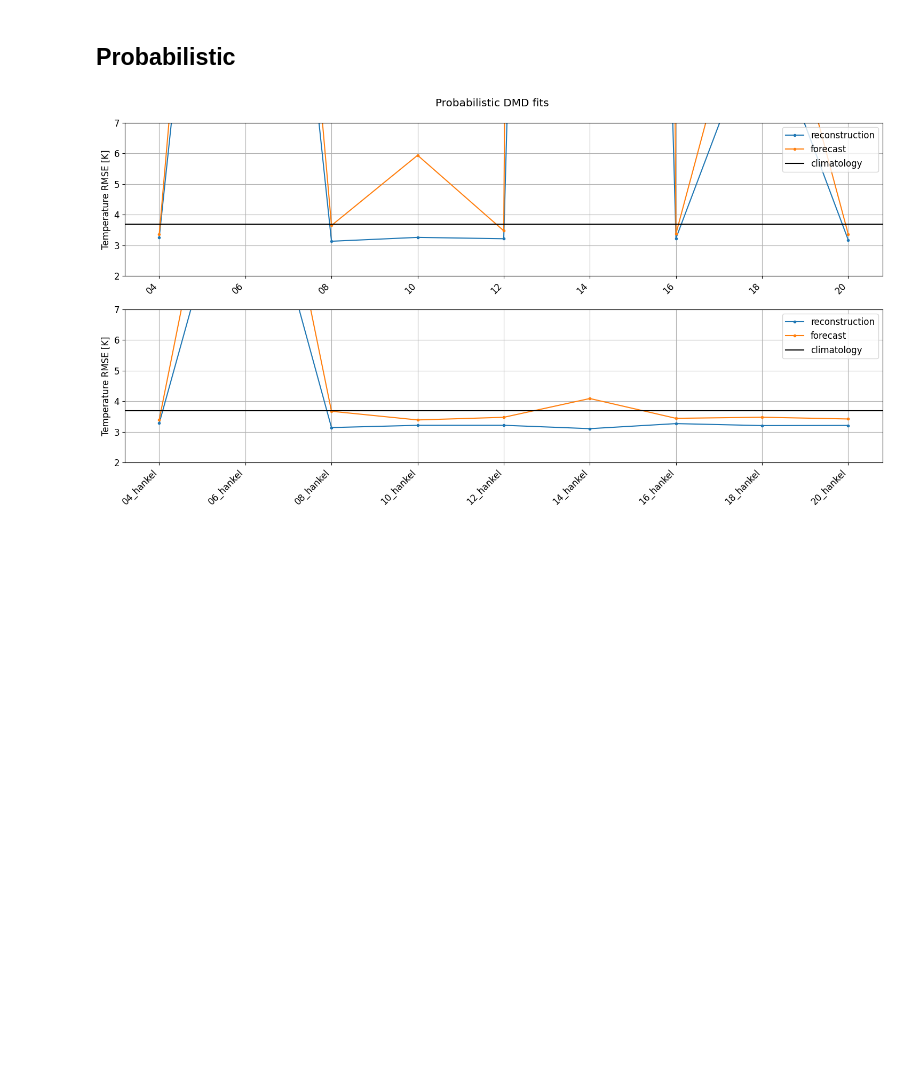
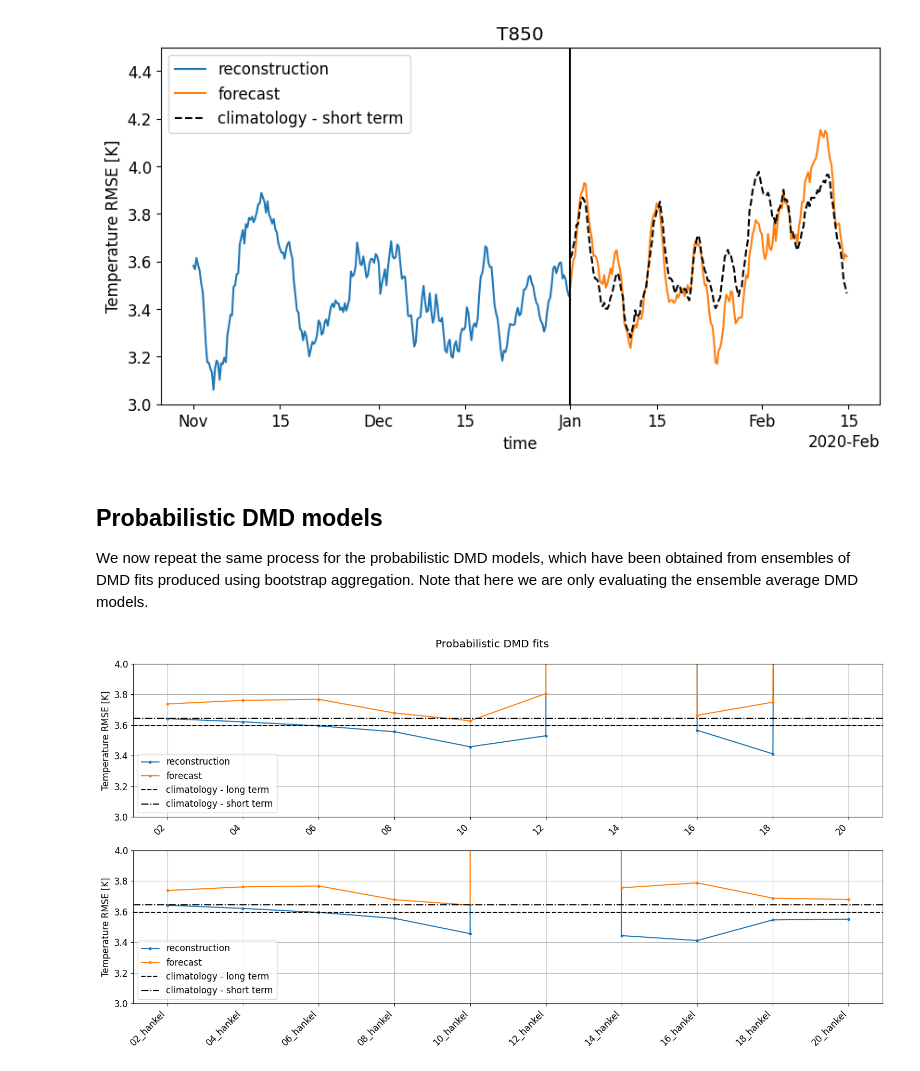
Before and after one commit to SVDROM/grid-search, a Jupyter notebook: evaluate.ipynb, the cells around one changed output. Saved outputs shown, nothing was run; the diff lists cells and outputs as text; code cells hidden in the pictures; blank space fills up the shorter version.

```diff
--- a/evaluate.ipynb
+++ b/evaluate.ipynb
@@ -52,16 +73,21 @@ for key in reconstructions_hankel.keys():
 # %%
-client = Client(processes=False)
-
 ground_truth = xr.open_dataarray("input_data/era5_slice.zarr", engine="zarr")
-climatology = xr.open_dataarray(
-    "input_data/climatology_JanFeb2020.zarr", engine="zarr"
+assert ground_truth.level.values == pressure_level, (
+    f"Ground truth data is not found at pressure level {pressure_level}."
 )
 
-keys = list(forecasts.keys())
-time = forecasts[keys[0]].time.values
-rmse_climatology = compute_rmse(
-    ground_truth.sel(time=time),
-    climatology.sel(time=time),
+clima_long_term = xr.open_dataarray(
+    "input_data/climatology_1990-2019.zarr", engine="zarr", chunks="auto"
 )
+clima_long_term = clima_long_term.sel(level=pressure_level)
+clima_long_term = clima_long_term.sel(dayofyear=doy_slice)
+clima_long_term = expand_time_climatology(clima_long_term, 2020)  # convert doy/hour into time vector
 
-client.close()
+clima_short_term = xr.open_dataarray(
+    "input_data/climatology_2010-2019.zarr", engine="zarr", chunks="auto"
+)
+assert clima_short_term.level.values == pressure_level, (
+    f"Ground truth data is not found at pressure level {pressure_level}."
+)
+clima_short_term = clima_short_term.sel(dayofyear=doy_slice)
+clima_short_term = expand_time_climatology(clima_short_term, 2020)  # convert doy/hour into time vector
@@ -101,5 +159,24 @@ plt.show()
+# %%
+model = "10"
+forecast_starts = "2020-01-01T00"
+
+plt.figure(figsize=(10, 5))
+reconstructions[model].plot(label="reconstruction")
+forecasts[model].plot(label="forecast")
+rmse_clima_short_term.plot(color="k", linestyle = "--", label="climatology - short term")
+plt.axvline(pd.Timestamp(forecast_starts), color="k")
+plt.ylim((3, 4.5))
+plt.legend()
+plt.ylabel("Temperature RMSE [K]")
+plt.title("T850")
+
+plt.show()
+# %% [output]
+[figure, added]
 # %% [markdown]
-## Probabilistic
+## Probabilistic DMD models
+
+We now repeat the same process for the probabilistic DMD models, which have been obtained from ensembles of DMD fits produced using bootstrap aggregation. Note that here we are only evaluating the ensemble average DMD models.
 # %%
 reconstruction_files = sorted(glob("metrics/probabilistic/reconstruction*"))
 forecast_files = sorted(glob("metrics/probabilistic/forecast*"))
@@ -144,19 +221,6 @@ for key in reconstructions_hankel.keys():
 fig, axs = plt.subplots(2, 1, figsize=(15, 8))
 axs = axs.flatten()
 plt.rcParams.update({'font.size': 12})
-
-def plot_results(axs, keys, reconstruction_vals, forecast_vals):
-    axs.plot(reconstruction_vals, ".-", label="reconstruction")
-    axs.plot(forecast_vals, ".-", label="forecast")
-    axs.set_xticks(range(len(reconstruction_vals)))
-    axs.set_xticklabels(list(keys), rotation=45, ha="right")
-    axs.set_ylim((2.0, 7.0))
-    axs.axhline(
-        y=rmse_climatology.mean().values, color='k', linestyle='-', label="climatology"
-    )
-    axs.set_ylabel("Temperature RMSE [K]")
-    axs.grid()
-    axs.legend()
 
 keys = [key for key, _ in reconstruction_averages]
 reconstruction_vals = [val for _, val in reconstruction_averages]
@@ -172,4 +236,4 @@ fig.suptitle("Probabilistic DMD fits")
 fig.tight_layout()
 plt.show()
 # %% [output]
-[figure, old version]
+[figure, new version]
```
Also changed, not shown: parts of 19 cells of this notebook.
